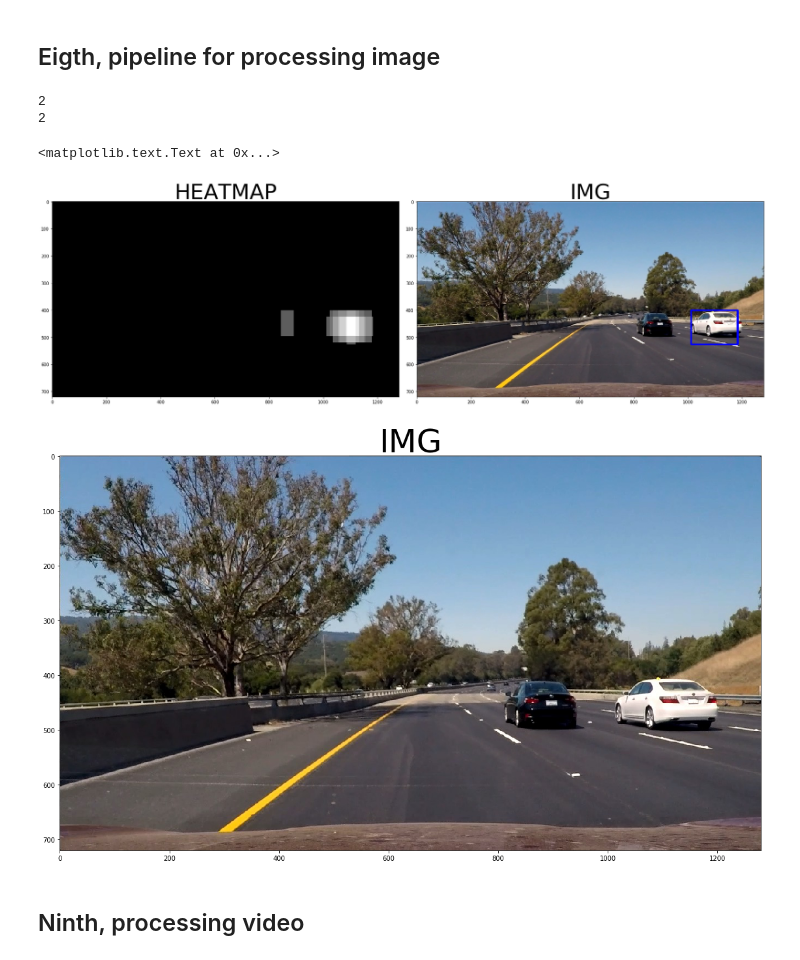
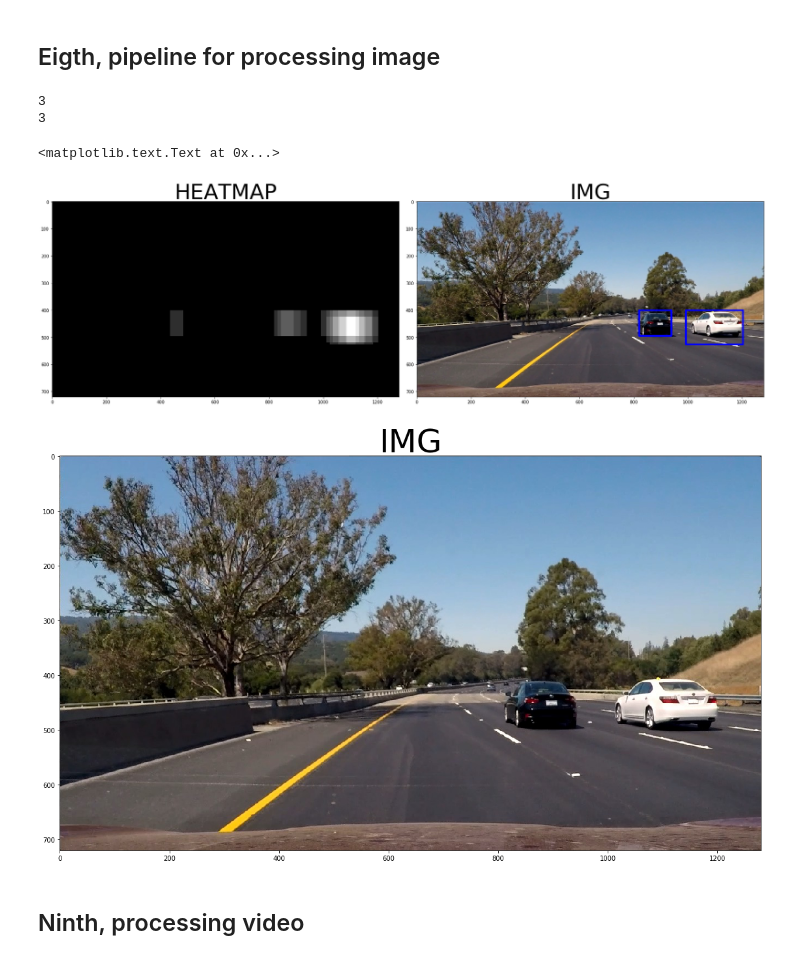
Before and after one commit to kjansons/self_driving_project_5, a Jupyter notebook: Vehicle detection.ipynb, the cells around one changed output. Drawn from its saved outputs; the diff is of its cells as text; code cells hidden in the pictures.

```diff
--- a/Vehicle detection.ipynb
+++ b/Vehicle detection.ipynb
@@ -575,7 +575,8 @@ def bboxes_from_labels(labels):
 
 def draw_bboxes_on_image(image, bboxes, color=(0,0,255)):
     for bbox in bboxes:
-        cv2.rectangle(image, bbox[0], bbox[1], color, 6)
+        if abs(bbox[0][0] - bbox[1][0]) > 64 and abs(bbox[0][1] - bbox[1][1]) > 64:
+            cv2.rectangle(image, bbox[0], bbox[1], color, 6)
     return image
 
 class Centroid:
@@ -609,7 +610,7 @@ class Centroid:
     def check_and_add(self,bbox):
         if self.check_if_centroid_close_enough(bbox):
             self.add_bbox(bbox)
-            self.confidence = min(self.confidence+0.35, 1.5)
+            self.confidence = min(self.confidence+0.35, 3.5)
             return True
         return False
     def decrease_confidence(self):
@@ -630,12 +631,13 @@ class Centroid:
 
 
 class TrackImage:
-    def __init__(self, how_many_frames_kept, heatmap_threshold):
+    def __init__(self, how_many_frames_kept, heatmap_threshold, centroid_confidence):
         self.heatmaps = []
         self.how_many_frames_kept = how_many_frames_kept
         self.combined_heatmap = None
         self.heatmap_threshold = heatmap_threshold
         self.centroids = []
+        self.centroid_confidence = centroid_confidence
 
     def add_frame_to_heatmaps(self, frame):
         heatmap = get_heatmap_all_sizes(frame)
@@ -648,7 +650,7 @@ class TrackImage:
     def combine_heatmaps(self):
         for heatmap in self.heatmaps:
             self.combined_heatmap = np.add(self.combined_heatmap, heatmap)
-        self.combined_heatmap = apply_threshold(self.combined_heatmap, min(self.heatmap_threshold, len(self.heatmaps)*3))
+        self.combined_heatmap = apply_threshold(self.combined_heatmap, min(self.heatmap_threshold, len(self.heatmaps)*1.5))
 
     def track_vehicles(self, image):
         self.add_frame_to_heatmaps(image)
@@ -668,10 +670,10 @@ class TrackImage:
 
     def add_confident_to_heatmap(self, image):
         for centroid in self.centroids:
-            if centroid.get_confidence() > 0.55:
+            if centroid.get_confidence() > self.centroid_confidence:
                 bbox = centroid.get_average_bbox()
                 image_to_add = np.zeros_like(image[:,:,0])
-                image_to_add[bbox[0][1]:bbox[1][1],bbox[0][0]:bbox[0][0]] = len(self.heatmaps)
+                image_to_add[bbox[0][1]:bbox[1][1],bbox[0][0]:bbox[0][0]] = min(self.heatmap_threshold/2, len(self.heatmaps)*0.75)
                 self.combined_heatmap = np.add(self.combined_heatmap, image_to_add)
     def reset_heatmap(self, image):
         self.combined_heatmap = np.zeros_like(image[:,:,0])
@@ -703,11 +705,11 @@ class TrackImage:
                     print(centroid.get_confidence())
                     break
                 ptr += 1
-            self.centroids.append(Centroid(bbox, 10, 128))
+            self.centroids.append(Centroid(bbox, 10, 96))
         bboxes_to_draw = []
         print(len(self.centroids))
         for centroid in self.centroids:
-            if centroid.get_confidence() > 0.55:
+            if centroid.get_confidence() > self.centroid_confidence:
                 bboxes_to_draw.append(centroid.get_average_bbox())
                 print("GOOD ENOUGH")
         #img_between = draw_bboxes_on_image(image, bboxes,color=(255,0,0))
@@ -717,39 +719,40 @@ class TrackImage:
 # %% [markdown]
 ## Eigth, pipeline for processing image
 # %%
-N_frames = 5
-threshold = 3*N_frames
+N_frames = 10
+threshold = 1.5*N_frames
+centroid_conf = 2
 
 def img_with_vehicles(image):
     img_with_vehicles = track_image.track_vehicles(image)
     return img_with_vehicles
 
 def img_with_vehicles_with_centroid(image):
     img_with_vehicles = track_image.track_vehicles_with_centroid_tracking(image)
     return img_with_vehicles
 
 rgb = cv2.cvtColor(cv2.imread('test_images/test6.jpg'), cv2.COLOR_BGR2RGB)
-track_image = TrackImage(N_frames, threshold)
+track_image = TrackImage(N_frames, threshold, centroid_conf)
 img, heatmap = track_image.track_vehicles_with_heatmap(rgb)
 f, (ax1, ax2) = plt.subplots(1, 2, figsize=(24, 9))
 f.tight_layout()
 ax1.imshow(heatmap, cmap='gray')
 ax1.set_title('HEATMAP', fontsize=50)
 ax2.imshow(img)
 ax2.set_title('IMG', fontsize=50)
 
 rgb = cv2.cvtColor(cv2.imread('test_images/test6.jpg'), cv2.COLOR_BGR2RGB)
-track_image = TrackImage(N_frames, threshold)
+track_image = TrackImage(N_frames, threshold,centroid_conf)
 img = track_image.track_vehicles_with_centroid_tracking(rgb)
 f, (ax1) = plt.subplots(1, 1, figsize=(24, 9))
 f.tight_layout()
 ax1.imshow(img)
 ax1.set_title('IMG', fontsize=50)
 # %% [output]
-2
-2
+3
+3
 <matplotlib.text.Text at 0x...>
-[figure, old version]
+[figure, new version]
 [figure]
 # %% [markdown]
 ## Ninth, processing video
```
Also changed, not shown: parts of 1 cell of this notebook, 1 other file.
